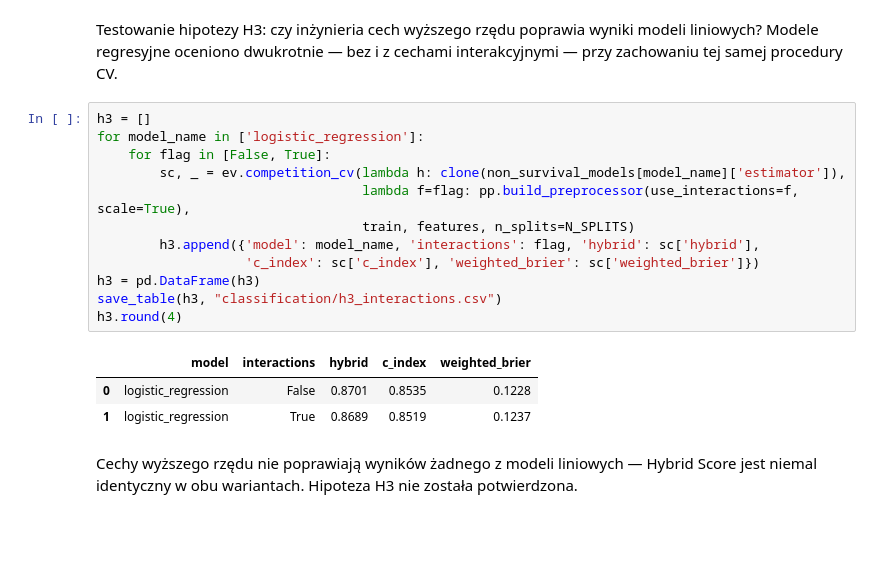
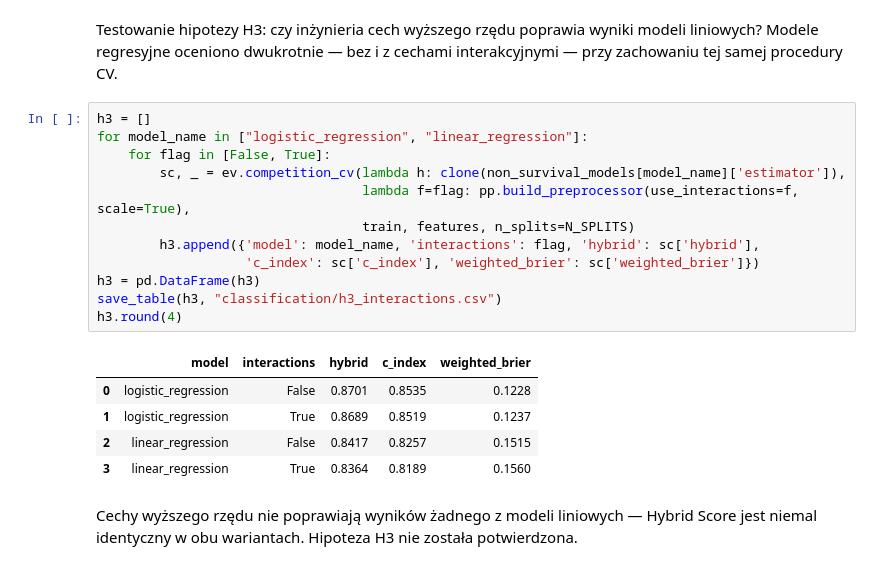
Before and after one commit to FilipLangiewicz/WiDS2026WildfireSurvival, a Jupyter notebook: main.ipynb, the cells around one changed output. Drawn from its saved outputs; the diff is of its cells as text; blank space fills up the shorter version.

Commit message:
Uncomment linear regression

```diff
--- a/main.ipynb
+++ b/main.ipynb
@@ -468,20 +466,22 @@ Testowanie hipotezy H3: czy inżynieria cech wyższego rzędu poprawia wyniki mo
 interakcyjnymi — przy zachowaniu tej samej procedury CV.
 # %%
 h3 = []
-for model_name in ['logistic_regression']:
+for model_name in ["logistic_regression", "linear_regression"]:
     for flag in [False, True]:
         sc, _ = ev.competition_cv(lambda h: clone(non_survival_models[model_name]['estimator']),
                                   lambda f=flag: pp.build_preprocessor(use_interactions=f, scale=True),
                                   train, features, n_splits=N_SPLITS)
         h3.append({'model': model_name, 'interactions': flag, 'hybrid': sc['hybrid'],
                    'c_index': sc['c_index'], 'weighted_brier': sc['weighted_brier']})
 h3 = pd.DataFrame(h3)
 save_table(h3, "classification/h3_interactions.csv")
 h3.round(4)
 # %% [output]
 |  | model | interactions | hybrid | c_index | weighted_brier |
 | 0 | logistic_regression | False | 0.8701 | 0.8535 | 0.1228 |
 | 1 | logistic_regression | True | 0.8689 | 0.8519 | 0.1237 |
+| 2 | linear_regression | False | 0.8417 | 0.8257 | 0.1515 |
+| 3 | linear_regression | True | 0.8364 | 0.8189 | 0.1560 |
 # %% [markdown]
 Cechy wyższego rzędu nie poprawiają wyników żadnego z modeli liniowych —
 Hybrid Score jest niemal identyczny w obu wariantach. Hipoteza H3 nie
```
Also changed, not shown: parts of 15 cells of this notebook, 12 other files.
